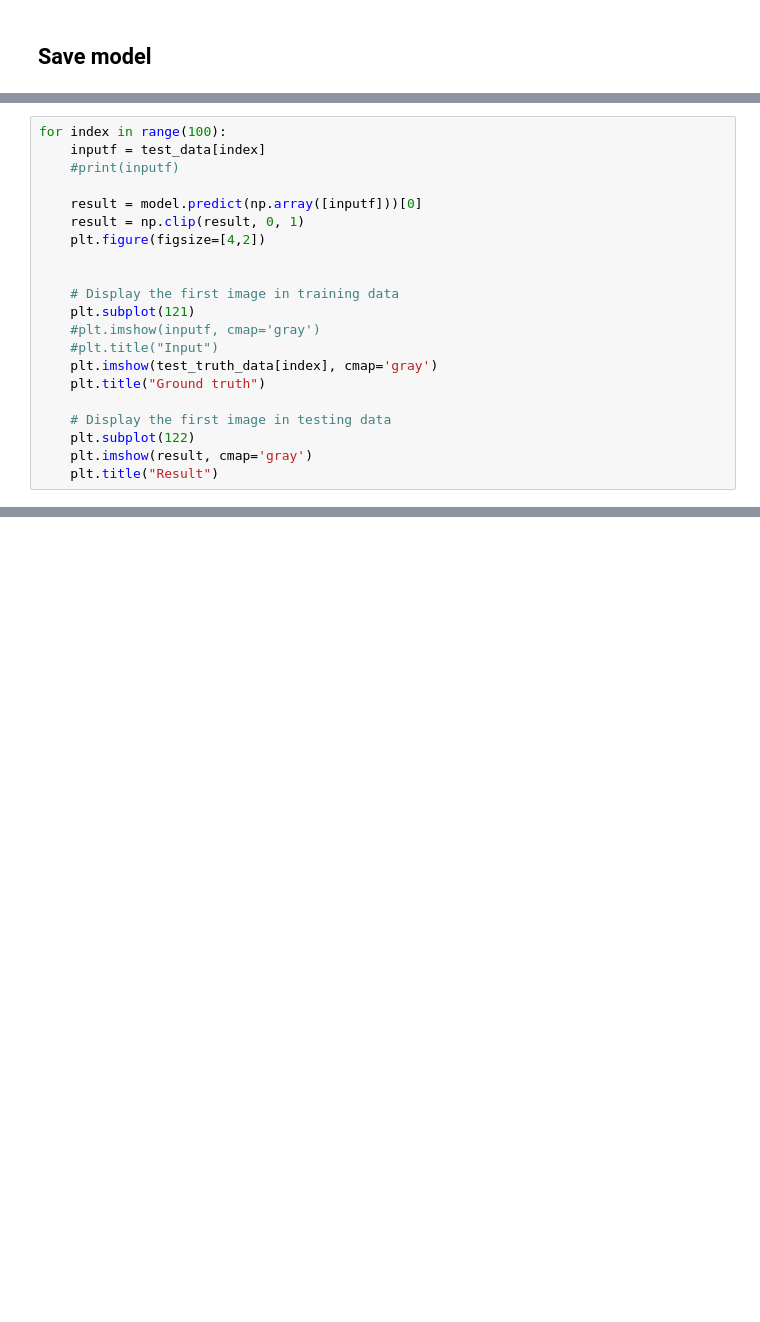
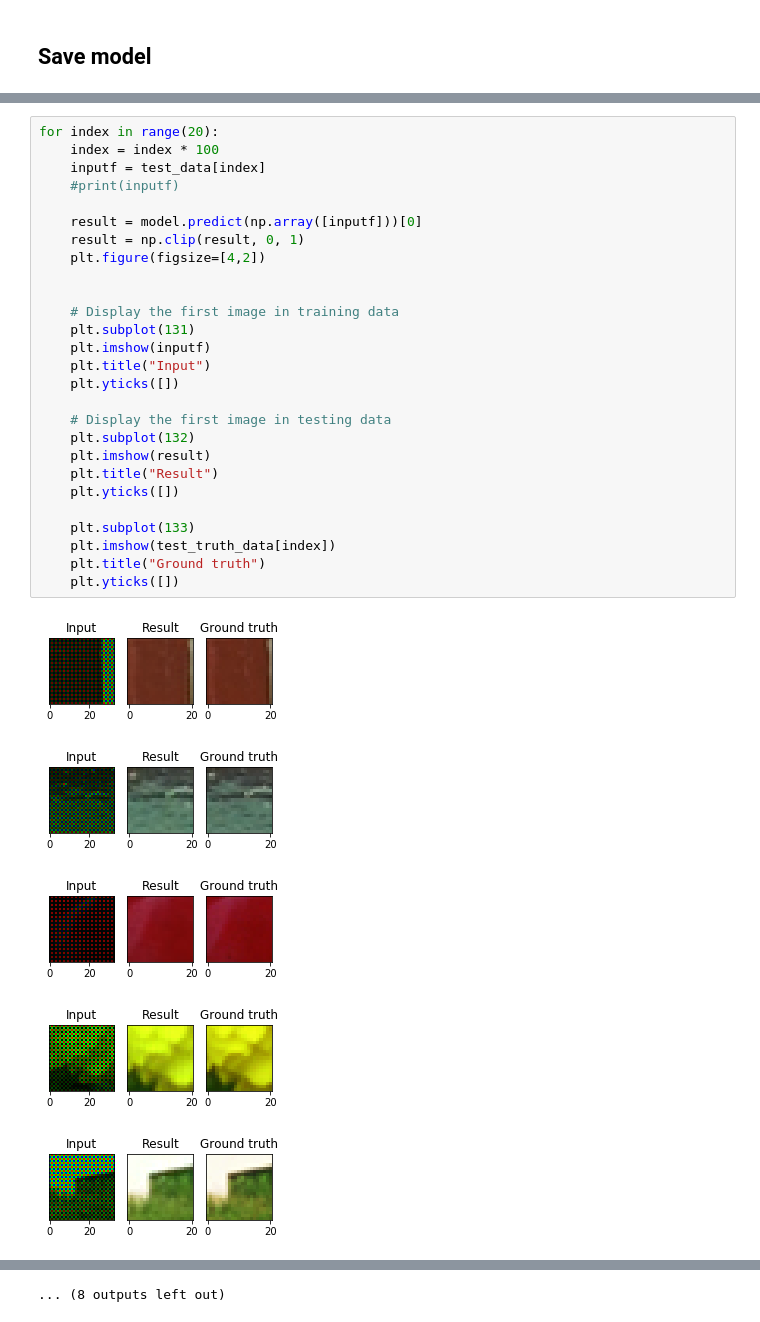
Before and after one commit to robert-fekete/Demosaiking, a Jupyter notebook: Demosaiking.ipynb, the cells around one changed output, grey strips where cells are left out. Drawn from its saved outputs; the diff is of its cells as text; blank space fills up the shorter version.

```diff
--- a/Demosaiking.ipynb
+++ b/Demosaiking.ipynb
@@ -302,21 +309,33 @@ if train:
 # %%
-for index in range(100):
+for index in range(20):
+    index = index * 100
     inputf = test_data[index]
     #print(inputf)
 
     result = model.predict(np.array([inputf]))[0]
     result = np.clip(result, 0, 1)
     plt.figure(figsize=[4,2])
 
 
     # Display the first image in training data
-    plt.subplot(121)
-    #plt.imshow(inputf, cmap='gray')
-    #plt.title("Input")
-    plt.imshow(test_truth_data[index], cmap='gray')
-    plt.title("Ground truth")
+    plt.subplot(131)
+    plt.imshow(inputf)
+    plt.title("Input")
+    plt.yticks([])
 
     # Display the first image in testing data
-    plt.subplot(122)
-    plt.imshow(result, cmap='gray')
+    plt.subplot(132)
+    plt.imshow(result)
     plt.title("Result")
+    plt.yticks([])
+
+    plt.subplot(133)
+    plt.imshow(test_truth_data[index])
+    plt.title("Ground truth")
+    plt.yticks([])
+# %% [output]
+[figure, added]
+[figure, added]
+[figure, added]
+[figure, added]
+[figure, added]
@@ -322,0 +349 @@ for index in range(100):
+... (8 outputs left out)
```
Also changed, not shown: parts of 4 cells of this notebook.
